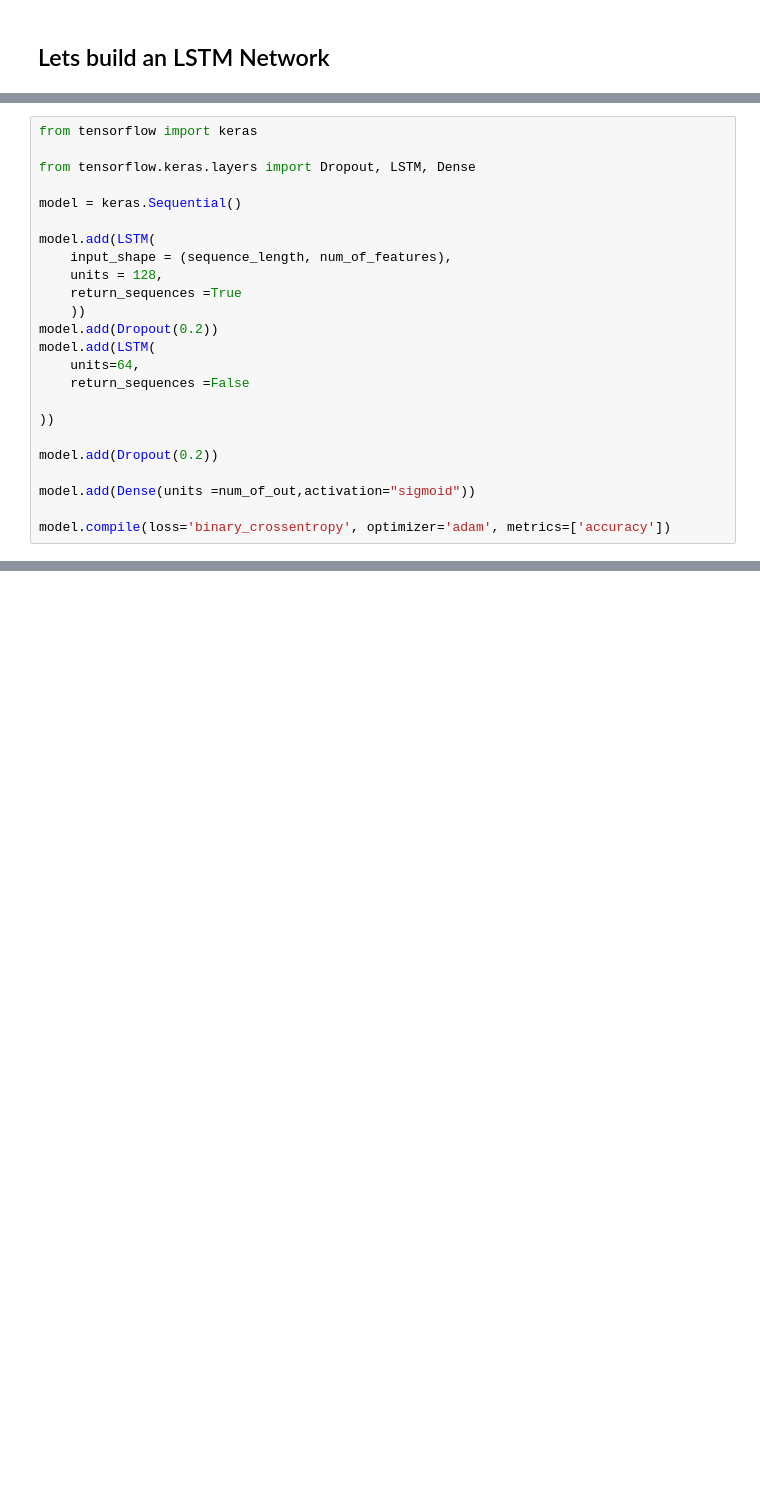
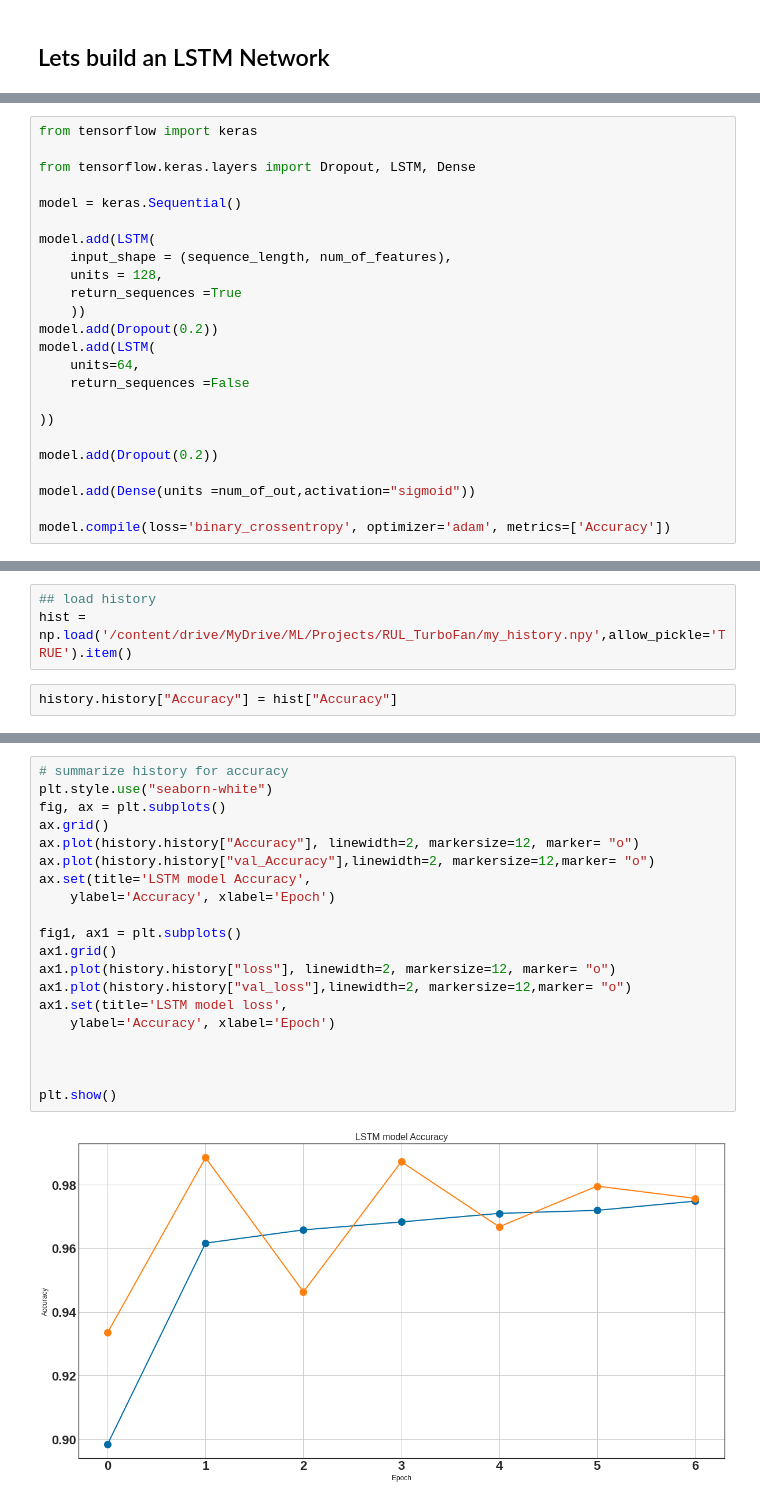
Before and after one commit to rajuzumaki2207/Time_series_Sequence, a Jupyter notebook: RUL_TurboFan/4_TurboFan_LSTMs.ipynb, the cells around one changed output, grey strips where cells are left out. Saved outputs shown, nothing was run; the diff lists cells and outputs as text; blank space fills up the shorter version.

```diff
--- a/RUL_TurboFan/4_TurboFan_LSTMs.ipynb
+++ b/RUL_TurboFan/4_TurboFan_LSTMs.ipynb
@@ -431,7 +453,7 @@ model.add(Dropout(0.2))
 
 model.add(Dense(units =num_of_out,activation="sigmoid"))
 
-model.compile(loss='binary_crossentropy', optimizer='adam', metrics=['accuracy'])
+model.compile(loss='binary_crossentropy', optimizer='adam', metrics=['Accuracy'])
 # %%
 print(model.summary())
 # %% [output]
@@ -481,0 +537,5 @@ Epoch 6/10
+# %%
+## load history
+hist = np.load('/content/drive/MyDrive/ML/Projects/RUL_TurboFan/my_history.npy',allow_pickle='TRUE').item()
+# %%
+history.history["Accuracy"] = hist["Accuracy"]
@@ -512,0 +586,22 @@ precision =  0.953050034270048
+# %%
+# summarize history for accuracy
+plt.style.use("seaborn-white")
+fig, ax = plt.subplots()
+ax.grid()
+ax.plot(history.history["Accuracy"], linewidth=2, markersize=12, marker= "o")
+ax.plot(history.history["val_Accuracy"],linewidth=2, markersize=12,marker= "o")
+ax.set(title='LSTM model Accuracy',
+    ylabel='Accuracy', xlabel='Epoch')
+
+fig1, ax1 = plt.subplots()
+ax1.grid()
+ax1.plot(history.history["loss"], linewidth=2, markersize=12, marker= "o")
+ax1.plot(history.history["val_loss"],linewidth=2, markersize=12,marker= "o")
+ax1.set(title='LSTM model loss',
+    ylabel='Accuracy', xlabel='Epoch')
+
+
+
+plt.show()
+# %% [output]
+[figure, added]
```
Also changed, not shown: parts of 45 cells of this notebook.
